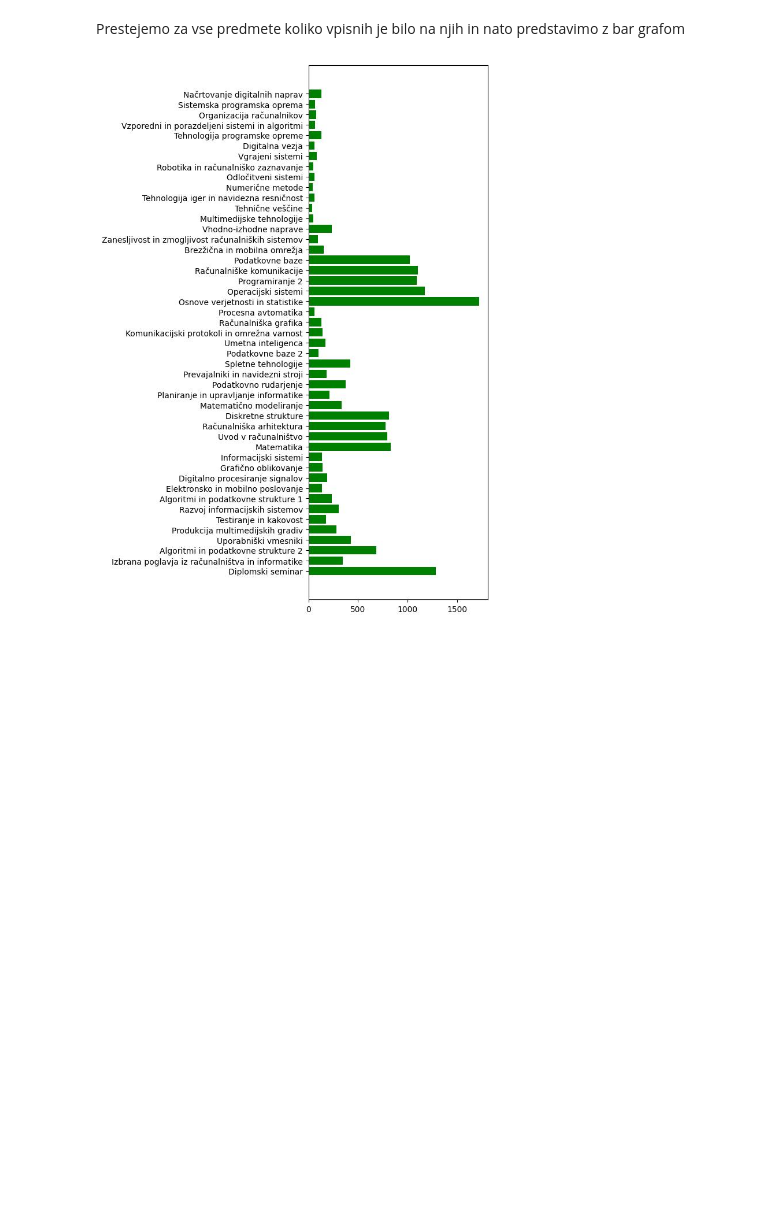
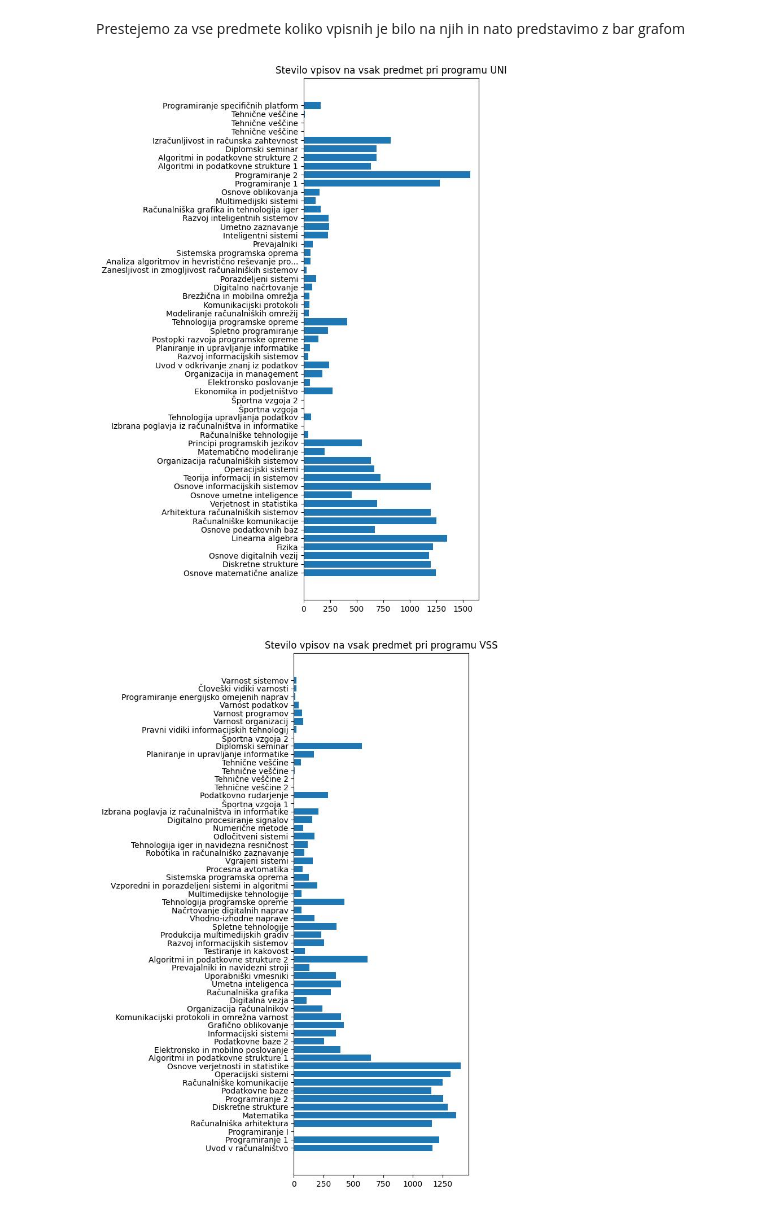
Before and after one commit to KillerParakeet/PR2513, a Jupyter notebook: steviloVpisov.ipynb, the cells around one changed output. Saved outputs shown, nothing was run; the diff lists cells and outputs as text; code cells hidden in the pictures; blank space fills up the shorter version.

Commit message:
Dodelav stevilo vpisov

```diff
--- a/steviloVpisov.ipynb
+++ b/steviloVpisov.ipynb
@@ -38,16 +19,44 @@ for el in data:
 # %% [markdown]
 Prestejemo za vse predmete koliko vpisnih je bilo na njih in nato predstavimo z bar grafom
 # %%
+subjectNameVSS = dict()
+subjectCountVSS = dict()
+subjectNameUNI = dict()
+subjectCountUNI = dict()
 
-countPredmet = {}
-for el in dataVss:
-    try:
-        countPredmet[el[1]]+=1
-    except:
-        countPredmet[el[1]]=1
+#inicializiramo slovarje za hranjenje imen ter hranjenje stevila vpisov
+for el in subjectName:
+    if el[:3] == "632":
+        subjectNameUNI[el]=subjectName[el]
+        subjectCountUNI[el]=0
+    elif el[:3] == "637":
+        subjectNameVSS[el]=subjectName[el]
+        subjectCountVSS[el]=0
 
+#parsamo cez tabelo studentov in pregledamo vse predmete ki jih imajo ter nato pristejemo korektnim slovarjem
+for index, row in df_students.drop(columns=['student_id']).iterrows():
+    for el in row:
+        if isinstance(el,str):
+            predmeti = el[1:-1].split(',')
+            for predmet in predmeti:
+                predmet = predmet.replace("\'","")
+                predmet = predmet.replace(" ","")
+                if subjectNameVSS.get(predmet):
+                    subjectCountVSS[predmet]+=1
+                if subjectNameUNI.get(predmet):
+                    subjectCountUNI[predmet]+=1
+
+#izpisemo vse s pomcojo dveh horizontalnih bargrafov. Ne se jih takoj navelicat ker teh je kar nekaj
 plt.figure(figsize=(4, 12))
-plt.barh(countPredmet.keys(), countPredmet.values(),  color='g')
+plt.title('Stevilo vpisov na vsak predmet pri programu UNI')
+plt.barh(range(len(subjectCountUNI)), list(subjectCountUNI.values()), align='center')
+plt.yticks(range(len(subjectCountUNI)), list(subjectNameUNI.values()))
 plt.show()
+plt.figure(figsize=(4, 12))
+plt.title('Stevilo vpisov na vsak predmet pri programu VSS')
+plt.barh(range(len(subjectCountVSS)), list(subjectCountVSS.values()), align='center')
+plt.yticks(range(len(subjectCountVSS)), list(subjectNameVSS.values()))
+plt.show()
 # %% [output]
-[figure, old version]
+[figure, new version]
+[figure, added]
```
Also changed, not shown: parts of 13 cells of this notebook.
